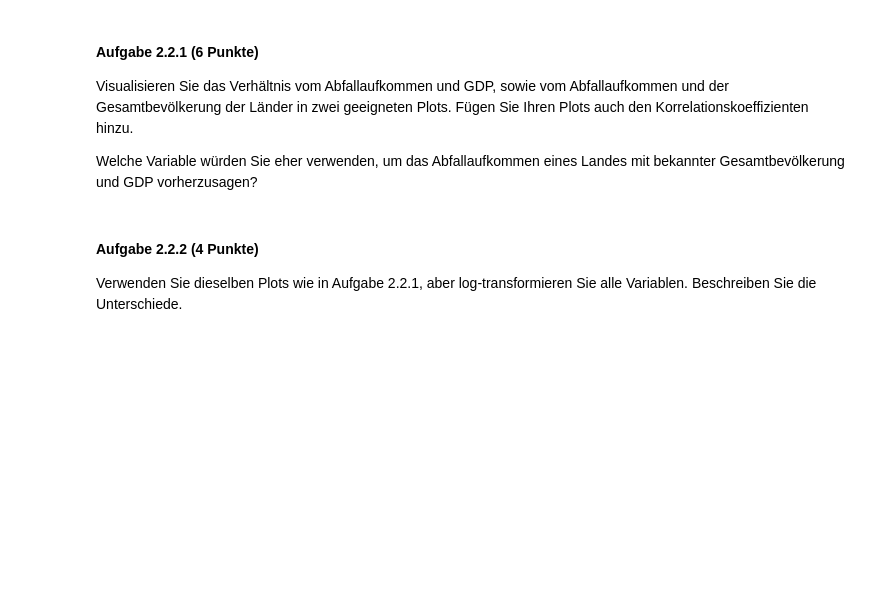
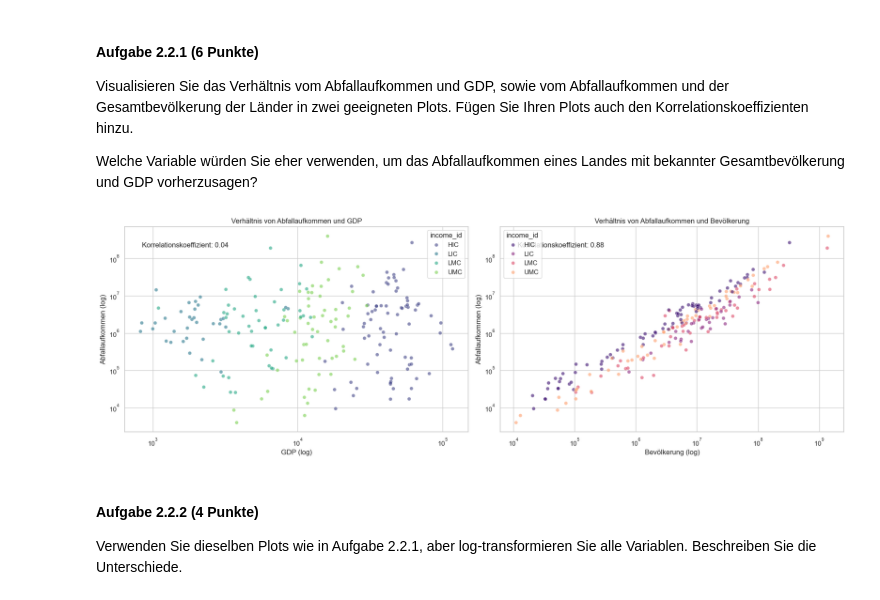
Before and after one commit to dfgsteam/data-science_basics, a Jupyter notebook: exam02/exam_de.ipynb, the cells around one changed output. Saved outputs shown, nothing was run; the diff lists cells and outputs as text; code cells hidden in the pictures; blank space fills up the shorter version.

```diff
--- a/exam02/exam_de.ipynb
+++ b/exam02/exam_de.ipynb
@@ -158,6 +333,33 @@ Betrachten wir nun mögliche Ursachen für die Abfallproduktion.
 Visualisieren Sie das Verhältnis vom Abfallaufkommen und GDP, sowie vom Abfallaufkommen und der Gesamtbevölkerung der Länder in zwei geeigneten Plots. Fügen Sie Ihren Plots auch den Korrelationskoeffizienten hinzu.
 
 Welche Variable würden Sie eher verwenden, um das Abfallaufkommen eines Landes mit bekannter Gesamtbevölkerung und GDP vorherzusagen?
+# %%
+fig, axes = plt.subplots(1, 2, figsize=(18, 6))
+
+# Scatterplot für Abfallaufkommen vs. GDP
+sns.scatterplot(data=data, x='gdp', y='total_msw_total_msw_generated_tons_year', hue='income_id', palette='viridis', alpha=0.6, ax=axes[0])
+axes[0].set_xscale('log')
+axes[0].set_yscale('log')
+axes[0].set_xlabel('GDP (log)')
+axes[0].set_ylabel('Abfallaufkommen (log)')
+axes[0].set_title('Verhältnis von Abfallaufkommen und GDP')
+correlation_gdp = data['gdp'].corr(data['total_msw_total_msw_generated_tons_year'])
+axes[0].text(0.05, 0.9, f'Korrelationskoeffizient: {correlation_gdp:.2f}', transform=axes[0].transAxes)
+
+# Scatterplot für Abfallaufkommen vs. Bevölkerung
+sns.scatterplot(data=data, x='population_population_number_of_people', y='total_msw_total_msw_generated_tons_year', hue='income_id', palette='magma', alpha=0.6, ax=axes[1])
+axes[1].set_xscale('log')
+axes[1].set_yscale('log')
+axes[1].set_xlabel('Bevölkerung (log)')
+axes[1].set_ylabel('Abfallaufkommen (log)')
+axes[1].set_title('Verhältnis von Abfallaufkommen und Bevölkerung')
+correlation_population = data['population_population_number_of_people'].corr(data['total_msw_total_msw_generated_tons_year'])
+axes[1].text(0.05, 0.9, f'Korrelationskoeffizient: {correlation_population:.2f}', transform=axes[1].transAxes)
+
+plt.tight_layout()
+plt.show()
+# %% [output]
+[figure, added]
 # %% [markdown]
 #### Aufgabe 2.2.2 (4 Punkte)
 Verwenden Sie dieselben Plots wie in Aufgabe 2.2.1, aber log-transformieren Sie alle Variablen. Beschreiben Sie die Unterschiede.
```
Also changed, not shown: parts of 16 cells of this notebook.
